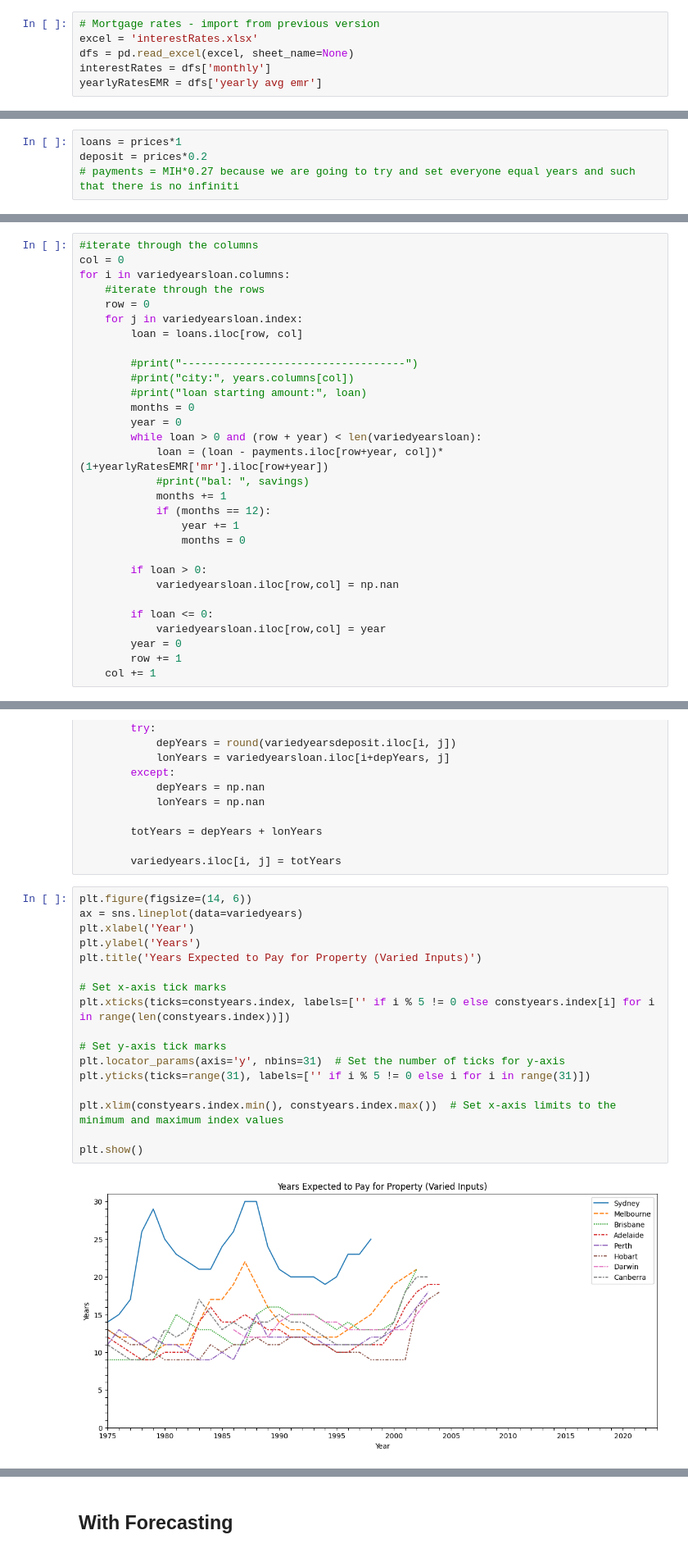
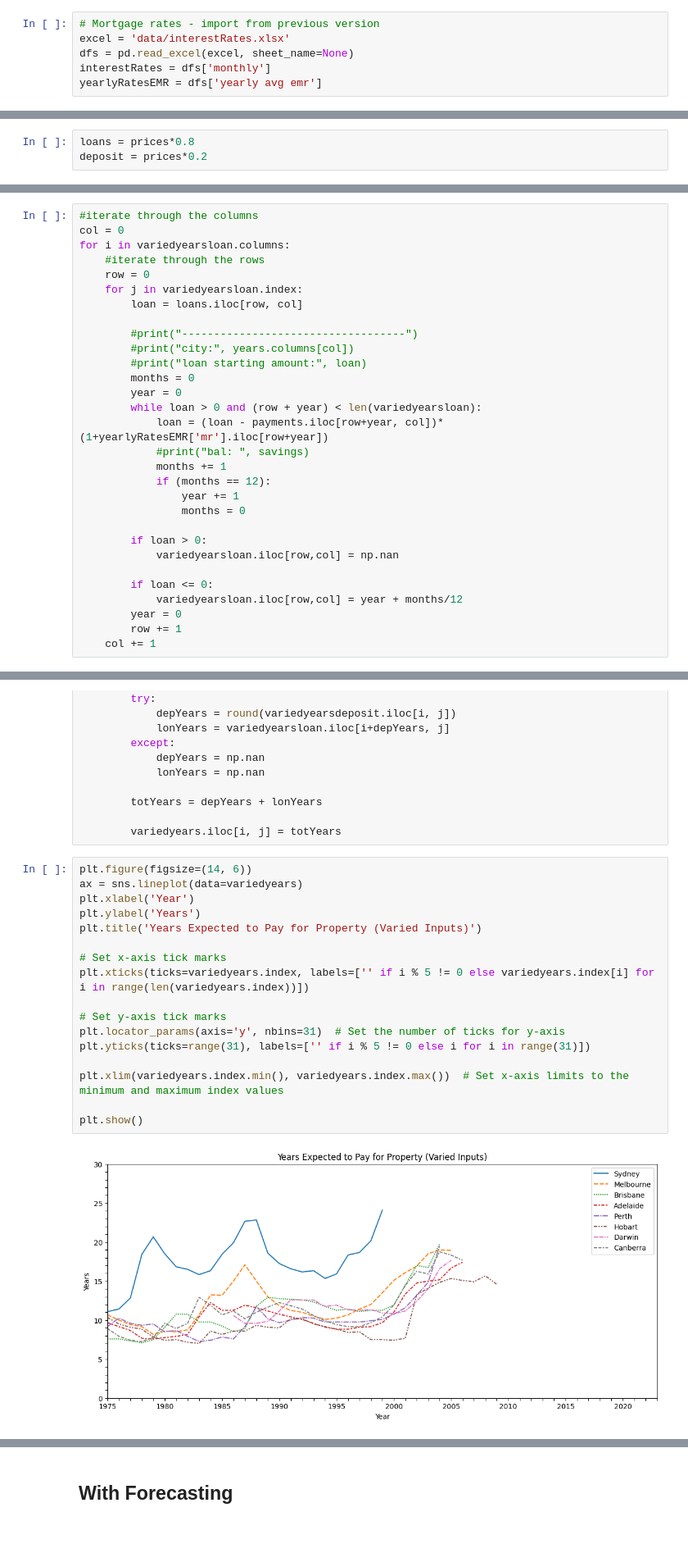
Before and after one commit to trentalleyne/FinEcoTests, a Jupyter notebook: Housing fixes.ipynb, the cells around one changed output, grey strips where cells are left out. Shown at 82% size. Cells and saved outputs as stored; diff of their text form.

```diff
--- a/Housing fixes.ipynb
+++ b/Housing fixes.ipynb
@@ -34,7 +34,7 @@ prices = prices.set_index(prices['Year'])
 prices = prices.drop('Year', axis = 1)
 # %%
 # Mortgage rates - import from previous version
-excel = 'interestRates.xlsx'
+excel = 'data/interestRates.xlsx'
 dfs = pd.read_excel(excel, sheet_name=None)
 interestRates = dfs['monthly']
 yearlyRatesEMR = dfs['yearly avg emr']
@@ -67,6 +67,5 @@ yearlyRatesEMR = yearlyRatesEMR[6:]
 # %% [markdown]
 ## Assumptions
 # %%
-loans = prices*1
+loans = prices*0.8
 deposit = prices*0.2
-# payments = MIH*0.27 because we are going to try and set everyone equal years and such that there is no infiniti
@@ -205,7 +205,7 @@ for i in variedyearsloan.columns:
             variedyearsloan.iloc[row,col] = np.nan
 
         if loan <= 0:
-            variedyearsloan.iloc[row,col] = year
+            variedyearsloan.iloc[row,col] = year + months/12
         year = 0
         row += 1
     col += 1
@@ -234,19 +236,19 @@ for j, col in enumerate(variedyearsdeposit.columns):
 # %%
 plt.figure(figsize=(14, 6))
 ax = sns.lineplot(data=variedyears)
 plt.xlabel('Year')
 plt.ylabel('Years')
 plt.title('Years Expected to Pay for Property (Varied Inputs)')
 
 # Set x-axis tick marks
-plt.xticks(ticks=constyears.index, labels=['' if i % 5 != 0 else constyears.index[i] for i in range(len(constyears.index))])
+plt.xticks(ticks=variedyears.index, labels=['' if i % 5 != 0 else variedyears.index[i] for i in range(len(variedyears.index))])
 
 # Set y-axis tick marks
 plt.locator_params(axis='y', nbins=31)  # Set the number of ticks for y-axis
 plt.yticks(ticks=range(31), labels=['' if i % 5 != 0 else i for i in range(31)])
 
-plt.xlim(constyears.index.min(), constyears.index.max())  # Set x-axis limits to the minimum and maximum index values
+plt.xlim(variedyears.index.min(), variedyears.index.max())  # Set x-axis limits to the minimum and maximum index values
 
 plt.show()
 # %% [output]
-[figure, old version]
+[figure, new version]
```
Also changed, not shown: parts of 28 cells of this notebook, 6 other files.
